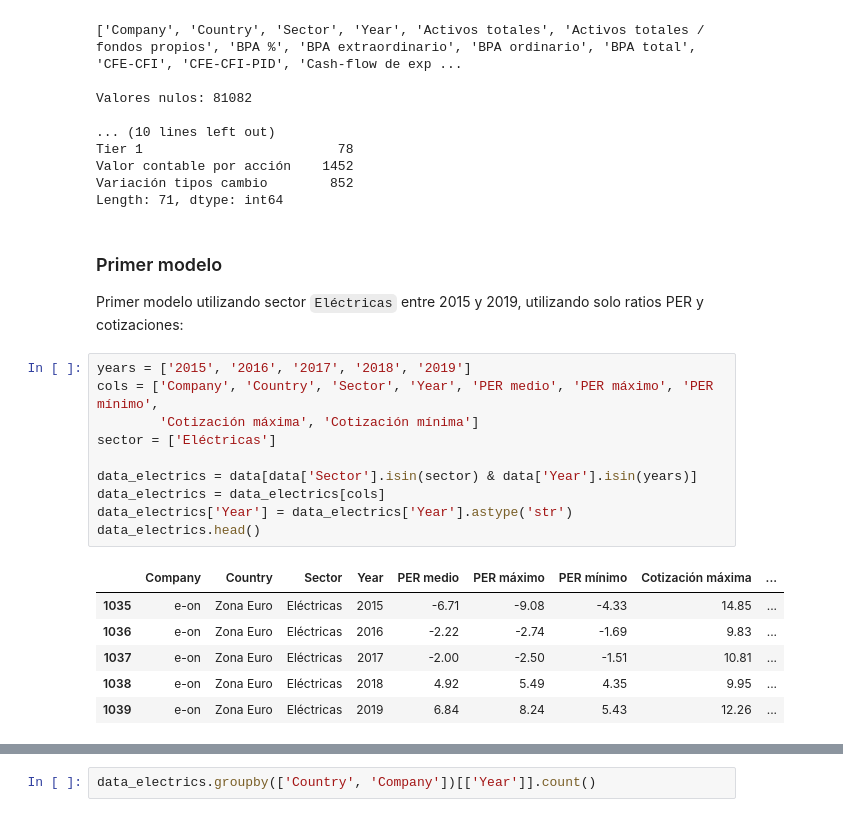
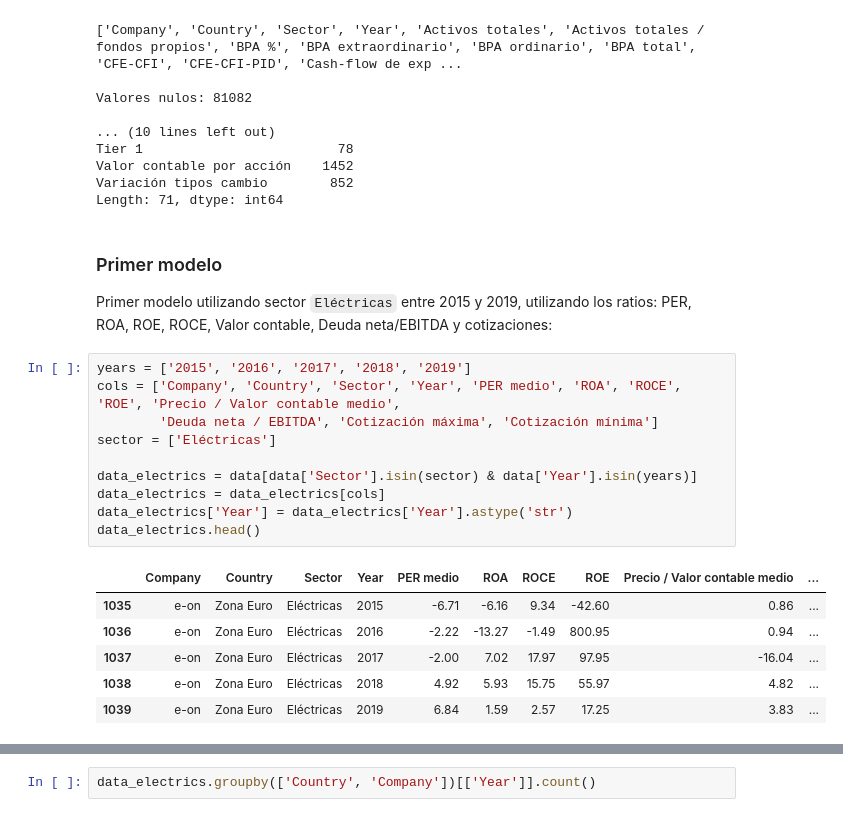
Before and after one commit to albertodiazr/ClasesMaster, a Jupyter notebook: TFM/Project_IeB/notebooks/02.Data_exploration_and_regression_model.ipynb, the cells around one changed output, grey strips where cells are left out. Saved outputs shown, nothing was run; the diff lists cells and outputs as text.

```diff
--- a/TFM/Project_IeB/notebooks/02.Data_exploration_and_regression_model.ipynb
+++ b/TFM/Project_IeB/notebooks/02.Data_exploration_and_regression_model.ipynb
@@ -141,21 +141,21 @@ Length: 71, dtype: int64
 # %% [markdown]
 ### Primer modelo
 
-Primer modelo utilizando sector ``Eléctricas`` entre 2015 y 2019, utilizando solo ratios PER y cotizaciones:
+Primer modelo utilizando sector ``Eléctricas`` entre 2015 y 2019, utilizando los ratios: PER, ROA, ROE, ROCE, Valor contable, Deuda neta/EBITDA y cotizaciones:
 # %%
 years = ['2015', '2016', '2017', '2018', '2019']
-cols = ['Company', 'Country', 'Sector', 'Year', 'PER medio', 'PER máximo', 'PER mínimo',
-        'Cotización máxima', 'Cotización mínima']
+cols = ['Company', 'Country', 'Sector', 'Year', 'PER medio', 'ROA', 'ROCE', 'ROE', 'Precio / Valor contable medio',
+        'Deuda neta / EBITDA', 'Cotización máxima', 'Cotización mínima']
 sector = ['Eléctricas']
 
 data_electrics = data[data['Sector'].isin(sector) & data['Year'].isin(years)]
 data_electrics = data_electrics[cols]
 data_electrics['Year'] = data_electrics['Year'].astype('str')
 data_electrics.head()
 # %% [output]
-|  | Company | Country | Sector | Year | PER medio | PER máximo | PER mínimo | Cotización máxima | ... |
-| 1035 | e-on | Zona Euro | Eléctricas | 2015 | -6.71 | -9.08 | -4.33 | 14.85 | ... |
-| 1036 | e-on | Zona Euro | Eléctricas | 2016 | -2.22 | -2.74 | -1.69 | 9.83 | ... |
-| 1037 | e-on | Zona Euro | Eléctricas | 2017 | -2.00 | -2.50 | -1.51 | 10.81 | ... |
-| 1038 | e-on | Zona Euro | Eléctricas | 2018 | 4.92 | 5.49 | 4.35 | 9.95 | ... |
-| 1039 | e-on | Zona Euro | Eléctricas | 2019 | 6.84 | 8.24 | 5.43 | 12.26 | ... |
+|  | Company | Country | Sector | Year | PER medio | ROA | ROCE | ROE | Precio / Valor contable medio | ... |
+| 1035 | e-on | Zona Euro | Eléctricas | 2015 | -6.71 | -6.16 | 9.34 | -42.60 | 0.86 | ... |
+| 1036 | e-on | Zona Euro | Eléctricas | 2016 | -2.22 | -13.27 | -1.49 | 800.95 | 0.94 | ... |
+| 1037 | e-on | Zona Euro | Eléctricas | 2017 | -2.00 | 7.02 | 17.97 | 97.95 | -16.04 | ... |
+| 1038 | e-on | Zona Euro | Eléctricas | 2018 | 4.92 | 5.93 | 15.75 | 55.97 | 4.82 | ... |
+| 1039 | e-on | Zona Euro | Eléctricas | 2019 | 6.84 | 1.59 | 2.57 | 17.25 | 3.83 | ... |
```
Also changed, not shown: parts of 11 cells of this notebook.
